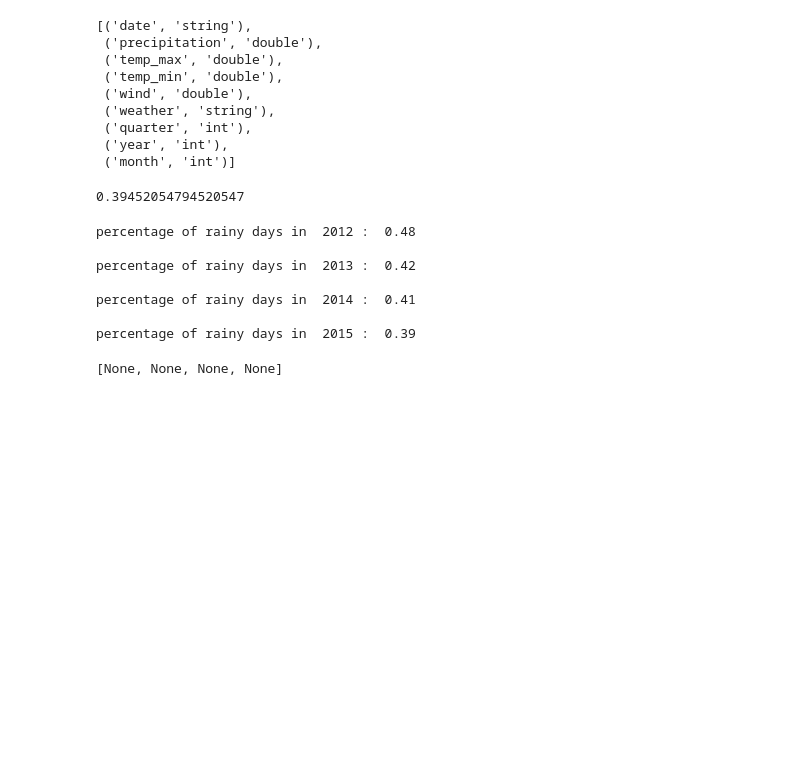
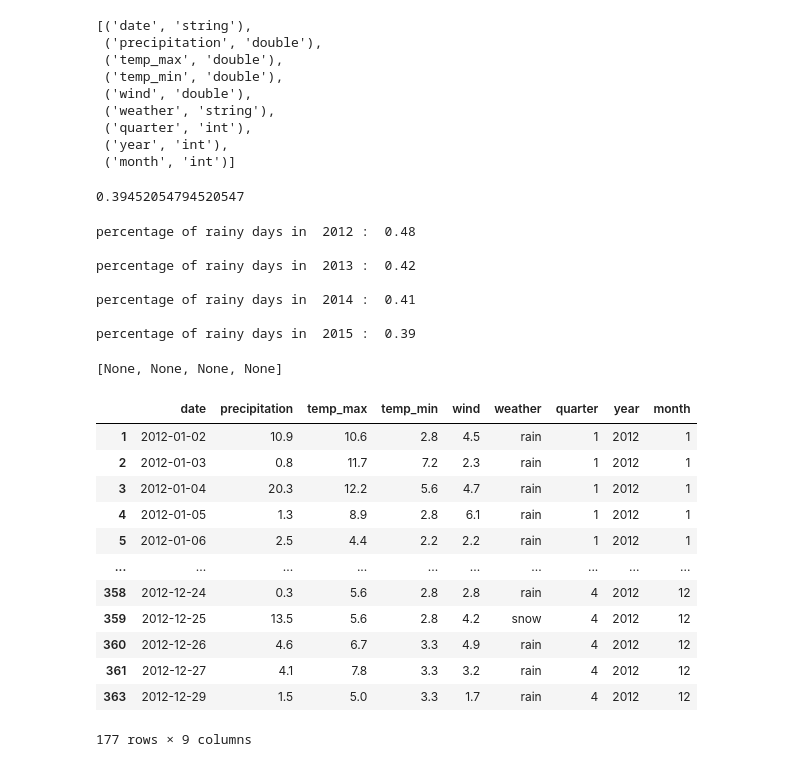
Before and after one commit to Ken-Alviola/spark_exercises, a Jupyter notebook: spark101.ipynb, the cells around one changed output. Drawn from its saved outputs; the diff is of its cells as text; code cells hidden in the pictures; blank space fills up the shorter version.

Commit message:
verification through pandas

```diff
--- a/spark101.ipynb
+++ b/spark101.ipynb
@@ -557,3 +557,21 @@ percentage of rainy days in  2014 :  0.41
 
 percentage of rainy days in  2015 :  0.39
 [None, None, None, None]
+# %%
+weather_df = weather.toPandas()
+# %%
+weather_df[(weather_df.precipitation > 0) & (weather_df.year == 2012)]
+# %% [output]
+|  | date | precipitation | temp_max | temp_min | wind | weather | quarter | year | month |
+| 1 | 2012-01-02 | 10.9 | 10.6 | 2.8 | 4.5 | rain | 1 | 2012 | 1 |
+| 2 | 2012-01-03 | 0.8 | 11.7 | 7.2 | 2.3 | rain | 1 | 2012 | 1 |
+| 3 | 2012-01-04 | 20.3 | 12.2 | 5.6 | 4.7 | rain | 1 | 2012 | 1 |
+| 4 | 2012-01-05 | 1.3 | 8.9 | 2.8 | 6.1 | rain | 1 | 2012 | 1 |
+| 5 | 2012-01-06 | 2.5 | 4.4 | 2.2 | 2.2 | rain | 1 | 2012 | 1 |
+| ... | ... | ... | ... | ... | ... | ... | ... | ... | ... |
+| 358 | 2012-12-24 | 0.3 | 5.6 | 2.8 | 2.8 | rain | 4 | 2012 | 12 |
+| 359 | 2012-12-25 | 13.5 | 5.6 | 2.8 | 4.2 | snow | 4 | 2012 | 12 |
+| 360 | 2012-12-26 | 4.6 | 6.7 | 3.3 | 4.9 | rain | 4 | 2012 | 12 |
+| 361 | 2012-12-27 | 4.1 | 7.8 | 3.3 | 3.2 | rain | 4 | 2012 | 12 |
+| 363 | 2012-12-29 | 1.5 | 5.0 | 3.3 | 1.7 | rain | 4 | 2012 | 12 |
+177 rows × 9 columns
```
Also changed, not shown: parts of 1 cell of this notebook.
